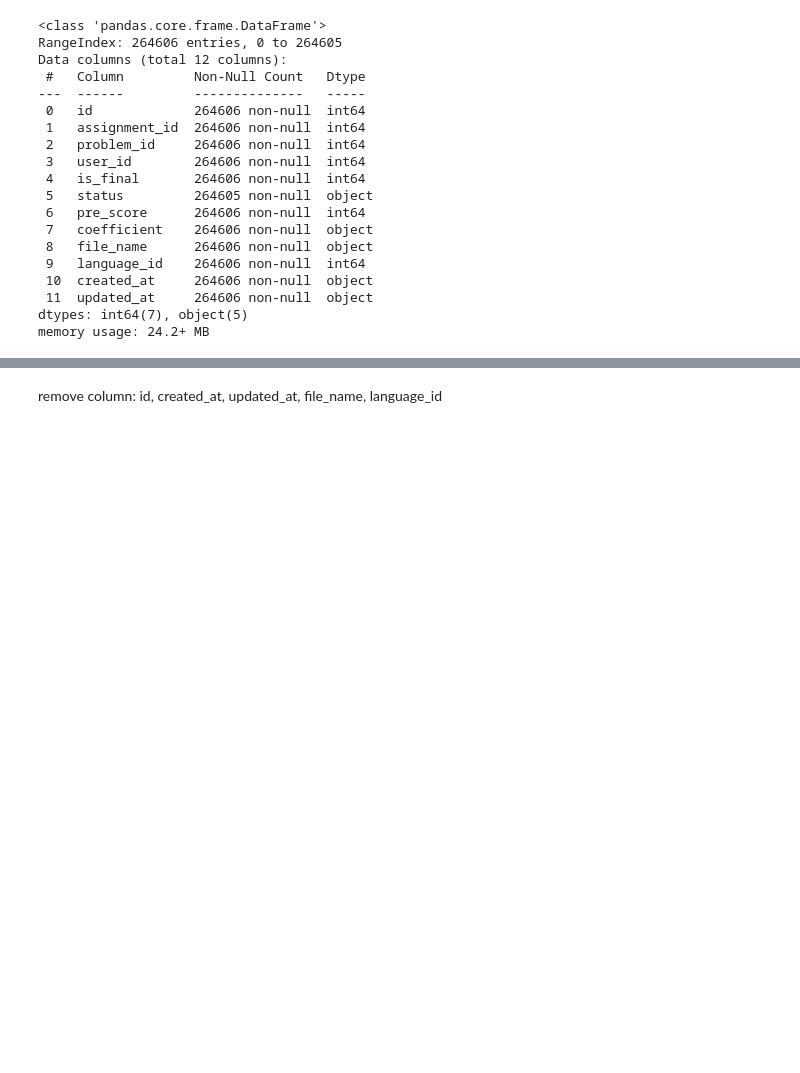
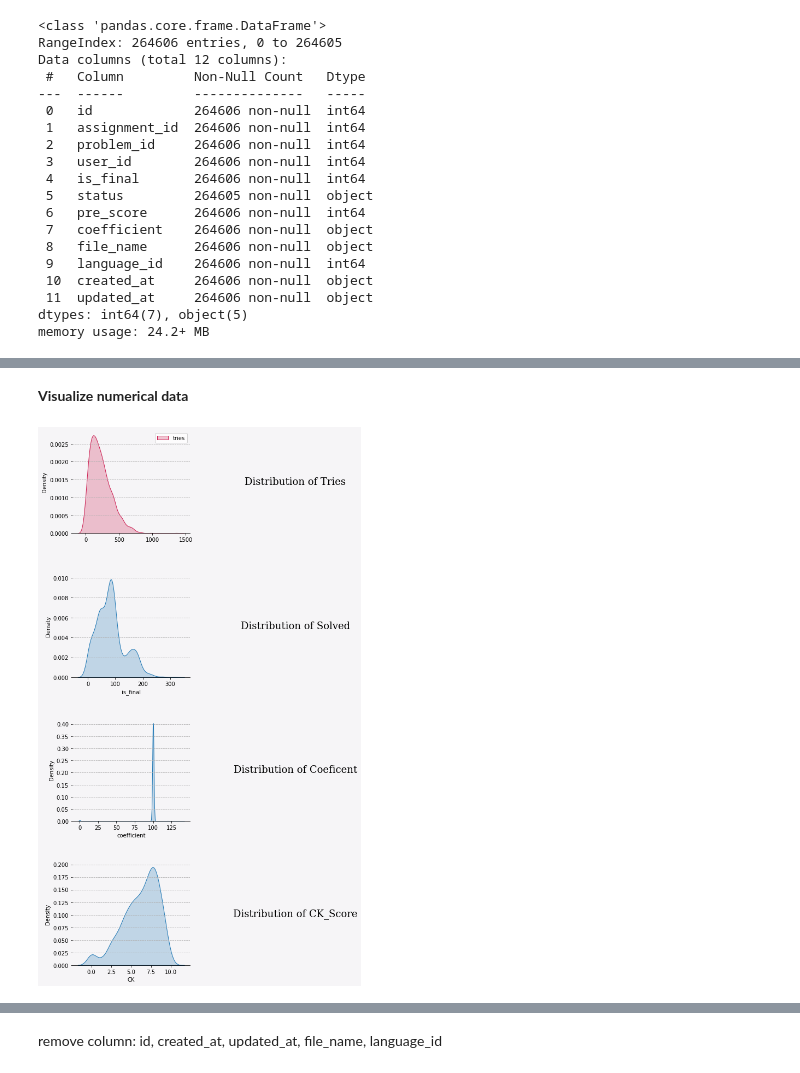
Before and after one commit to lphuong304/CS114.L21, a Jupyter notebook: COLAB_ASSIGNMENTS/COLAB_ASSIGNMENT_17_05/Solution02.ipynb, the cells around one changed output, grey strips where cells are left out. Drawn from its saved outputs; the diff is of its cells as text; code cells hidden in the pictures; blank space fills up the shorter version.

```diff
--- a/COLAB_ASSIGNMENTS/COLAB_ASSIGNMENT_17_05/Solution02.ipynb
+++ b/COLAB_ASSIGNMENTS/COLAB_ASSIGNMENT_17_05/Solution02.ipynb
@@ -76,0 +123,62 @@ memory usage: 24.2+ MB
+# %% [markdown]
+**Visualize numerical data**
+# %%
+fig= plt.figure(figsize = (20,18))
+gs = fig.add_gridspec(4,4)
+gs.update(wspace=0.4, hspace=0.4)
+
+ax0 = fig.add_subplot(gs[0,0])
+ax1 = fig.add_subplot(gs[0,1])
+ax2 = fig.add_subplot(gs[1,0])
+ax3 = fig.add_subplot(gs[1,1])
+ax4 = fig.add_subplot(gs[2,0])
+ax5 = fig.add_subplot(gs[2,1])
+ax6 = fig.add_subplot(gs[3,0])
+ax7 = fig.add_subplot(gs[3,1])
+axes=[ax0,ax1,ax2,ax3,ax4,ax5, ax6, ax7]
+background_color = '#f6f5f7'
+
+for i in axes:
+    i.set_facecolor(background_color)
+fig.patch.set_facecolor(background_color)
+sns.kdeplot(ax = ax0, data=raw_tries,shade=True,palette='rocket', label = 'tries') # Distributions
+ax0.grid(linestyle='--', axis='y')
+ax1.text(0.5,0.5,'Distribution of Tries',horizontalalignment = 'center',verticalalignment = 'center',fontsize = 18,fontfamily='serif')
+
+fig.patch.set_facecolor(background_color)
+sns.kdeplot(ax= ax2, data=raw_solved,shade=True,palette='rocket', label = 'Solved') # Distributions
+ax2.grid(linestyle='--', axis='y')
+ax3.text(0.5,0.5,'Distribution of Solved',horizontalalignment = 'center',verticalalignment = 'center',fontsize = 18,fontfamily='serif')
+
+fig.patch.set_facecolor(background_color)
+sns.kdeplot(ax = ax4, data=raw_coef,shade=True,palette='rocket', label = 'coefs') # Distributions
+ax4.grid(linestyle='--', axis='y')
+ax5.text(0.5,0.5,'Distribution of Coeficent',horizontalalignment = 'center',verticalalignment = 'center',fontsize = 18,fontfamily='serif')
+
+fig.patch.set_facecolor(background_color)
+sns.kdeplot(ax= ax6, data=raw_ck,shade=True,palette='rocket', label = 'CK_Score') # Distributions
+ax6.grid(linestyle='--', axis='y')
+ax7.text(0.5,0.5,'Distribution of CK_Score',horizontalalignment = 'center',verticalalignment = 'center',fontsize = 18,fontfamily='serif')
+
+
+axes1=[ax1,ax3,ax5,ax7]
+for i in axes1:
+    i.spines["bottom"].set_visible(False)
+    i.spines["left"].set_visible(False)
+    i.set_xlabel("")
+    i.set_ylabel("")
+    i.set_xticklabels([])
+    i.set_yticklabels([])
+    i.tick_params(left=False, bottom=False)
+# removing spines of figures
+for i in ["top","left","right"]:
+    ax0.spines[i].set_visible(False)
+    ax1.spines[i].set_visible(False)
+    ax2.spines[i].set_visible(False)
+    ax3.spines[i].set_visible(False)
+    ax4.spines[i].set_visible(False)
+    ax5.spines[i].set_visible(False)
+    ax6.spines[i].set_visible(False)
+    ax7.spines[i].set_visible(False)
+# %% [output]
+[figure, added]
```
Also changed, not shown: parts of 30 cells of this notebook.
